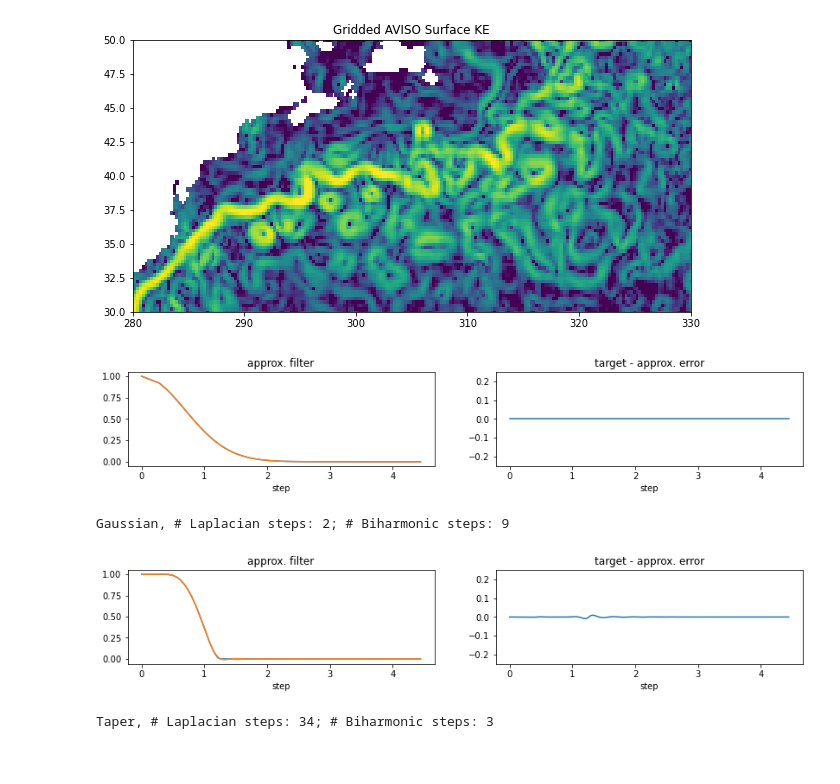
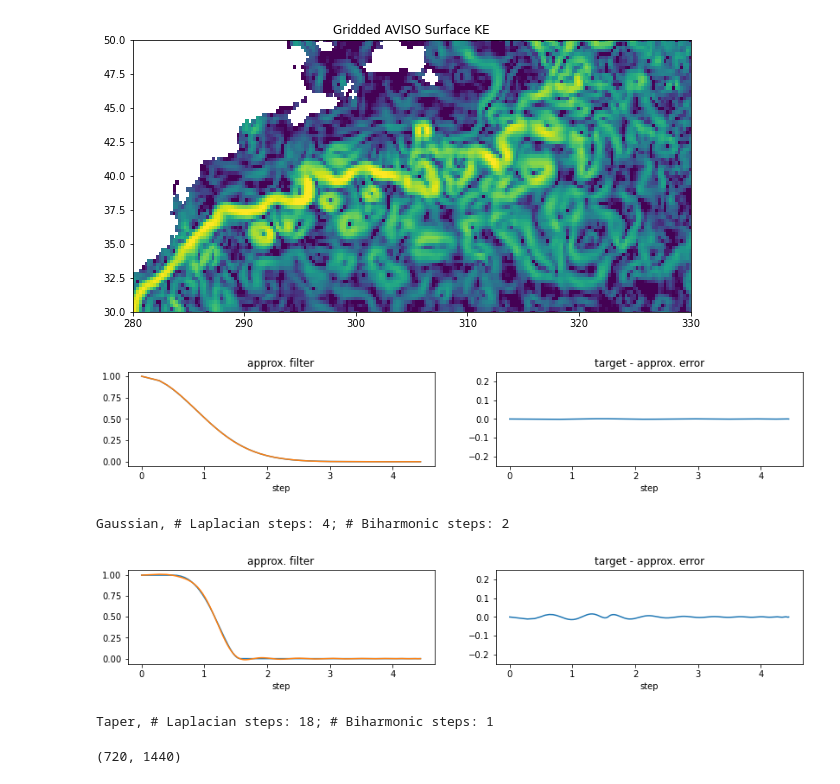
Before and after one commit to ocean-eddy-cpt/WP1T2-2D-EKE-Analysis, a Jupyter notebook: aviso_filter.ipynb, the cells around one changed output. Drawn from its saved outputs; the diff is of its cells as text; code cells hidden in the pictures.

Commit message:
adopted new laplacian function

```diff
--- a/aviso_filter.ipynb
+++ b/aviso_filter.ipynb
@@ -86,19 +155,19 @@ def Filter2d(NL,sL,NB,sB,field,dx,dy):
 
     return(data_out)
 # %%
-filter_fac = 5
+filter_fac = 4
 Lf_g = filter_fac/np.sqrt(6)
-N_g=20
+N_g=8
 NL_g, sL_g, NB_g, sB_g = filterSpec(N_g, 1, Lf_g, 1, 'Gaussian', X=np.pi)
 print('Gaussian, # Laplacian steps: ' + str(NL_g) + '; # Biharmonic steps: ' + str(NB_g))
 Lf_t = filter_fac/2
-N_t=40
+N_t=20
 NL_t, sL_t, NB_t, sB_t = filterSpec(N_t, 1, Lf_t, 1, 'Taper', X=np.pi)
 print('Taper, # Laplacian steps: ' + str(NL_t) + '; # Biharmonic steps: ' + str(NB_t))
 # %% [output]
-[figure, old version]
+[figure, new version]
-Gaussian, # Laplacian steps: 2; # Biharmonic steps: 9
+Gaussian, # Laplacian steps: 4; # Biharmonic steps: 2
-[figure, old version]
+[figure, new version]
-Taper, # Laplacian steps: 34; # Biharmonic steps: 3
+Taper, # Laplacian steps: 18; # Biharmonic steps: 1
 # %%
 select_index = 8040  # Jan 6 2015
@@ -118,3 +192,7 @@ landMask = np.transpose(landMask)
+# %%
+np.shape(np.nanmean(ds['ugos'][select_index:select_index+6].data, axis=0))
+# %% [output]
+(720, 1440)
 # %%
 # FILTER
 # dy = 1852*60*(ds['latitude'][2].data - ds['latitude'][1].data)
```
Also changed, not shown: parts of 8 cells of this notebook.
